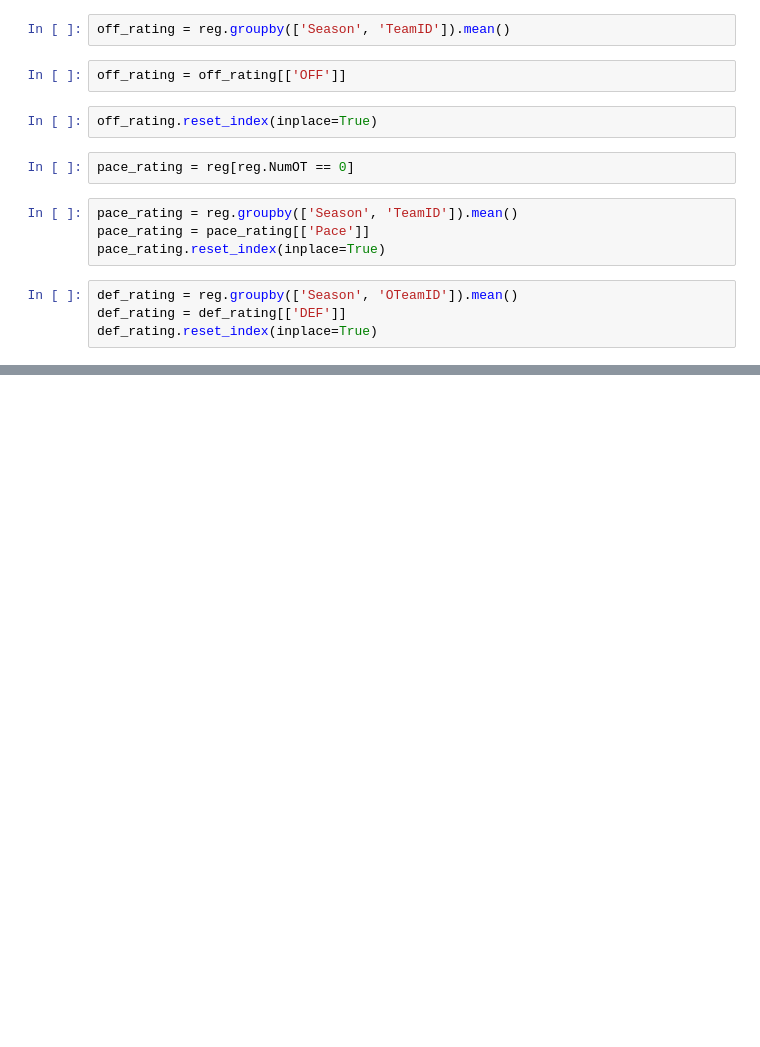
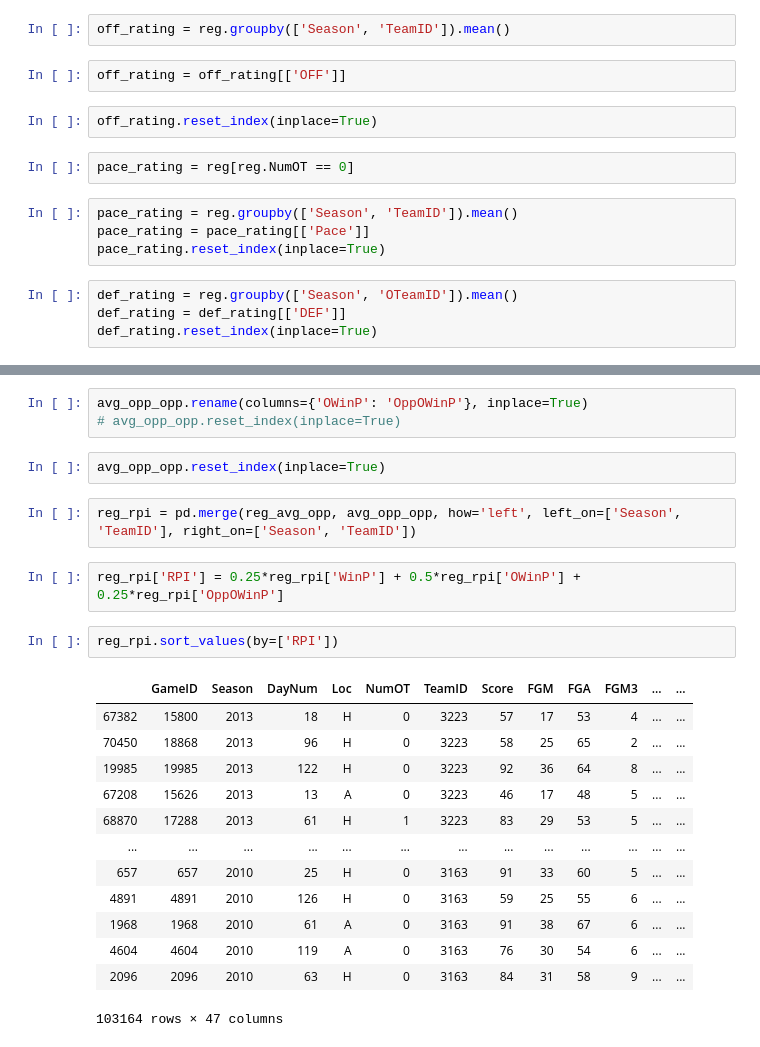
Before and after one commit to jonathanpiech/ncaaw-predictions, a Jupyter notebook: Derived Stats.ipynb, the cells around one changed output, grey strips where cells are left out. Saved outputs shown, nothing was run; the diff lists cells and outputs as text; blank space fills up the shorter version.

```diff
--- a/Derived Stats.ipynb
+++ b/Derived Stats.ipynb
@@ -220,0 +263,25 @@ games.reset_index()
+# %%
+avg_opp_opp.rename(columns={'OWinP': 'OppOWinP'}, inplace=True)
+# avg_opp_opp.reset_index(inplace=True)
+# %%
+avg_opp_opp.reset_index(inplace=True)
+# %%
+reg_rpi = pd.merge(reg_avg_opp, avg_opp_opp, how='left', left_on=['Season', 'TeamID'], right_on=['Season', 'TeamID'])
+# %%
+reg_rpi['RPI'] = 0.25*reg_rpi['WinP'] + 0.5*reg_rpi['OWinP'] + 0.25*reg_rpi['OppOWinP']
+# %%
+reg_rpi.sort_values(by=['RPI'])
+# %% [output]
+|  | GameID | Season | DayNum | Loc | NumOT | TeamID | Score | FGM | FGA | FGM3 | ... | ... |
+| 67382 | 15800 | 2013 | 18 | H | 0 | 3223 | 57 | 17 | 53 | 4 | ... | ... |
+| 70450 | 18868 | 2013 | 96 | H | 0 | 3223 | 58 | 25 | 65 | 2 | ... | ... |
+| 19985 | 19985 | 2013 | 122 | H | 0 | 3223 | 92 | 36 | 64 | 8 | ... | ... |
+| 67208 | 15626 | 2013 | 13 | A | 0 | 3223 | 46 | 17 | 48 | 5 | ... | ... |
+| 68870 | 17288 | 2013 | 61 | H | 1 | 3223 | 83 | 29 | 53 | 5 | ... | ... |
+| ... | ... | ... | ... | ... | ... | ... | ... | ... | ... | ... | ... | ... |
+| 657 | 657 | 2010 | 25 | H | 0 | 3163 | 91 | 33 | 60 | 5 | ... | ... |
+| 4891 | 4891 | 2010 | 126 | H | 0 | 3163 | 59 | 25 | 55 | 6 | ... | ... |
+| 1968 | 1968 | 2010 | 61 | A | 0 | 3163 | 91 | 38 | 67 | 6 | ... | ... |
+| 4604 | 4604 | 2010 | 119 | A | 0 | 3163 | 76 | 30 | 54 | 6 | ... | ... |
+| 2096 | 2096 | 2010 | 63 | H | 0 | 3163 | 84 | 31 | 58 | 9 | ... | ... |
+103164 rows × 47 columns
```
Also changed, not shown: parts of 12 cells of this notebook, 1 other file.
